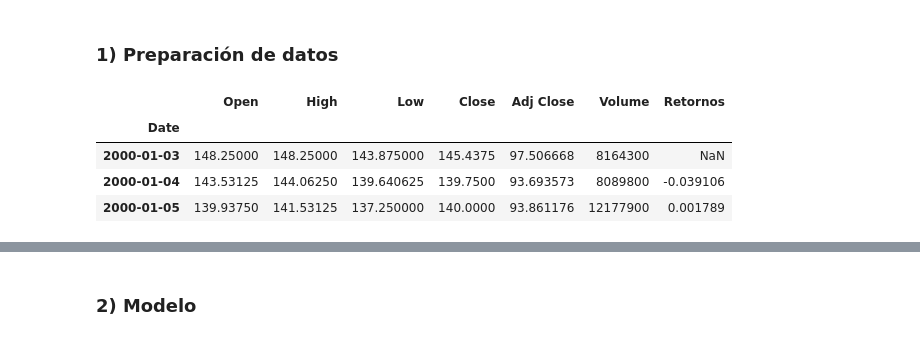
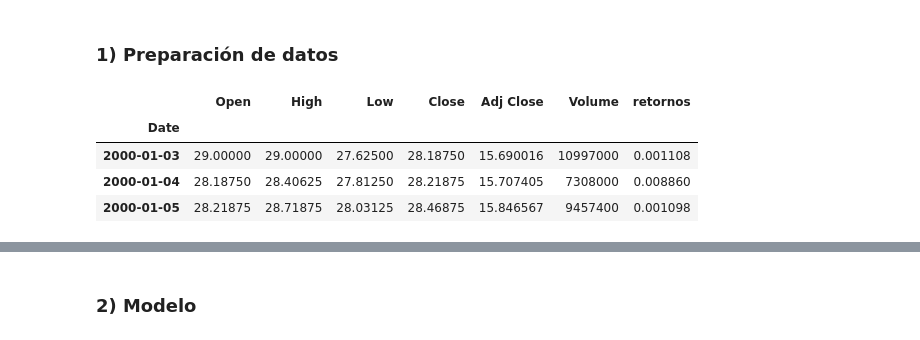
Before and after one commit to VirgniaAmb/MLBolsaMentoria2021, a Jupyter notebook: Avances/practico_3_introduccion_al_aprendizaje_automático.ipynb, the cells around one changed output, grey strips where cells are left out. Saved outputs shown, nothing was run; the diff lists cells and outputs as text; code cells hidden in the pictures.

```diff
--- a/Avances/practico_3_introduccion_al_aprendizaje_automático.ipynb
+++ b/Avances/practico_3_introduccion_al_aprendizaje_automático.ipynb
@@ -617,8 +620,6 @@ yf.pdr_override()
 start_date = "2000-01-01"
 end_date = "2020-12-31"
 
-df = pdr.get_data_yahoo("SPY", start=start_date, end=end_date)
-
-df.head(10)
+df_ko = pdr.get_data_yahoo("KO", start=start_date, end=end_date)
 # %% [output]
 [*********************100%***********************]  1 of 1 completed
@@ -638,11 +627,11 @@ df.head(10)
 ### 1) Preparación de datos
 # %%
 # Retornos unitarios en 'Adj Close'
-df['Retornos'] = df['Adj Close'].pct_change()
-df.head(3)
+df_ko['retornos'] = df_ko['Adj Close'].pct_change().shift(-1)
+df_ko.head(3)
 # %% [output]
-|  | Open | High | Low | Close | Adj Close | Volume | Retornos |
+|  | Open | High | Low | Close | Adj Close | Volume | retornos |
 | Date |  |  |  |  |  |  |  |
-| 2000-01-03 | 148.25000 | 148.25000 | 143.875000 | 145.4375 | 97.506668 | 8164300 | NaN |
-| 2000-01-04 | 143.53125 | 144.06250 | 139.640625 | 139.7500 | 93.693573 | 8089800 | -0.039106 |
-| 2000-01-05 | 139.93750 | 141.53125 | 137.250000 | 140.0000 | 93.861176 | 12177900 | 0.001789 |
+| 2000-01-03 | 29.00000 | 29.00000 | 27.62500 | 28.18750 | 15.690016 | 10997000 | 0.001108 |
+| 2000-01-04 | 28.18750 | 28.40625 | 27.81250 | 28.21875 | 15.707405 | 7308000 | 0.008860 |
+| 2000-01-05 | 28.21875 | 28.71875 | 28.03125 | 28.46875 | 15.846567 | 9457400 | 0.001098 |
```
Also changed, not shown: parts of 17 cells of this notebook.
